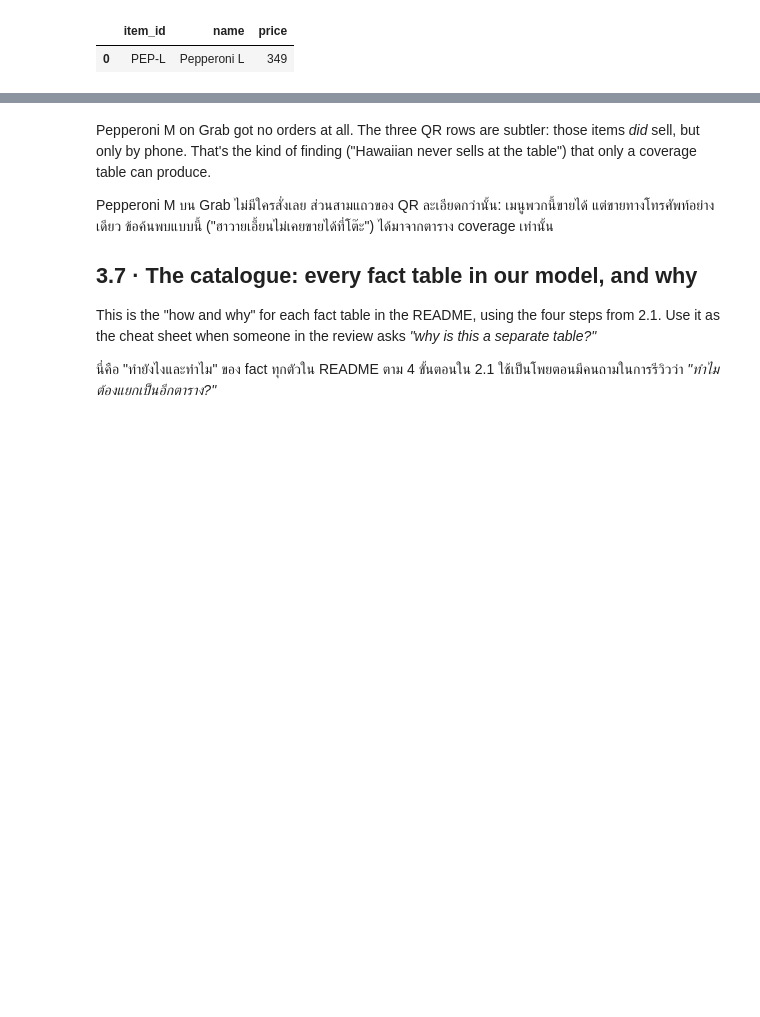
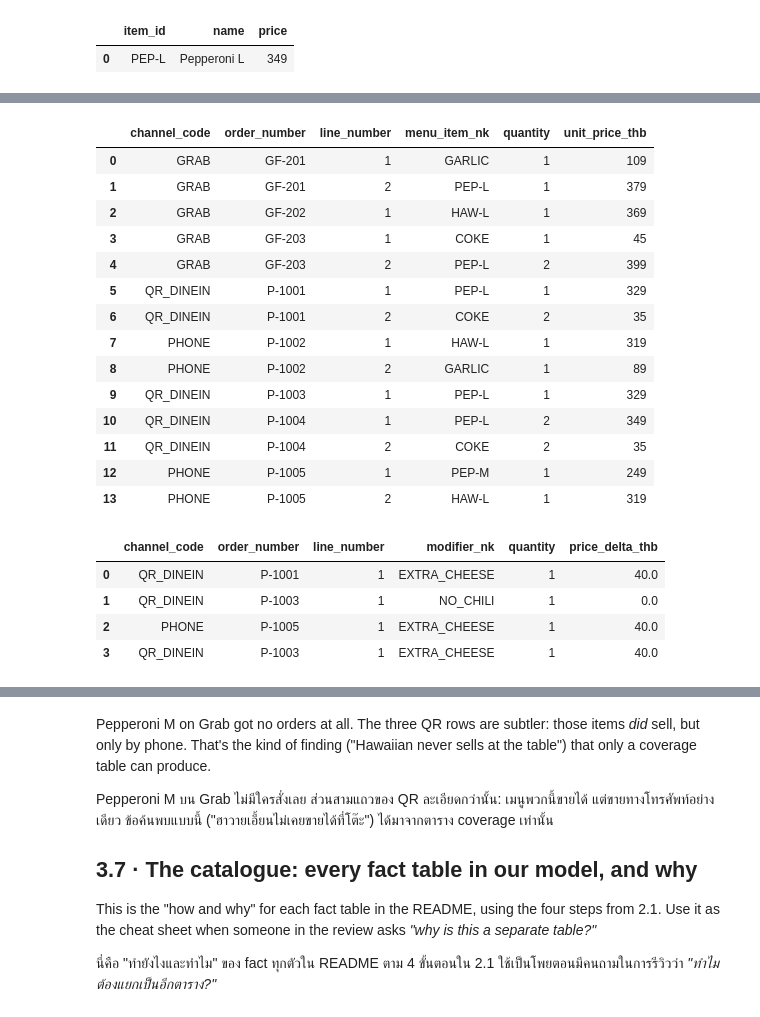
Before and after one commit to QuadrupleBeansStars/MADT-Pizza-shop, a Jupyter notebook: notebooks/warehouse_design.ipynb, the cells around one changed output, grey strips where cells are left out. Saved outputs shown, nothing was run; the diff lists cells and outputs as text; code cells hidden in the pictures; blank space fills up the shorter version.

```diff
--- a/notebooks/warehouse_design.ipynb
+++ b/notebooks/warehouse_design.ipynb
@@ -1065,0 +493,67 @@ ORDER BY 1, 2
+# %%
+con.execute('''
+CREATE TABLE stg.order_header AS
+SELECT CASE channel WHEN 'QR' THEN 'QR_DINEIN' ELSE channel END AS channel_code,
+       pos_order_id                    AS order_number,
+       CAST(ordered_at AS TIMESTAMP)   AS order_ts,
+       member_id                       AS customer_nk,
+       0.0                             AS delivery_fee_thb,
+       0.0                             AS commission_amount_thb
+FROM src.pos_orders
+UNION ALL
+SELECT 'GRAB', orderID,
+       MAX(timezone('Asia/Bangkok', CAST(orderTime AS TIMESTAMPTZ))),   -- UTC -> Bangkok, once, here
+       NULL,                                                            -- aggregators are anonymous
+       MAX(deliveryFee), MAX(merchantCommission)                        -- repeated per item: take it once
+FROM src.grab_export GROUP BY orderID
+''')
+
+con.execute('''
+CREATE TABLE stg.order_line AS
+SELECT CASE o.channel WHEN 'QR' THEN 'QR_DINEIN' ELSE o.channel END AS channel_code,
+       i.pos_order_id AS order_number, i.line_no AS line_number, i.item_id AS menu_item_nk,
+       i.qty AS quantity, i.unit_price AS unit_price_thb
+FROM src.pos_order_items i JOIN src.pos_orders o USING (pos_order_id)
+UNION ALL
+SELECT 'GRAB', g.orderID,
+       row_number() OVER (PARTITION BY g.orderID ORDER BY g.itemName),
+       m.menu_item_nk,                                                  -- Grab's name -> our item, via the bridge
+       g.quantity, g.itemPrice
+FROM src.grab_export g
+LEFT JOIN dw.brg_channel_menu_item m ON m.channel_key = 103 AND m.platform_item_name = g.itemName
+''')
+
+con.execute('''
+CREATE TABLE stg.line_modifier AS               -- "EXTRA_CHEESE+40;NO_CHILI+0" -> one row each
+SELECT h.channel_code, s.order_number, s.line_number,
+       split_part(s.m, '+', 1)                          AS modifier_nk,
+       1                                                AS quantity,
+       CAST(split_part(s.m, '+', 2) AS DECIMAL(10, 2))  AS price_delta_thb
+FROM (SELECT pos_order_id AS order_number, line_no AS line_number, unnest(string_split(modifiers, ';')) AS m
+      FROM src.pos_order_items WHERE modifiers <> '') s
+JOIN stg.order_header h USING (order_number)
+''')
+
+display(q("SELECT * FROM stg.order_line ORDER BY order_number, line_number"))
+display(q("SELECT * FROM stg.line_modifier"))
+# %% [output]
+|  | channel_code | order_number | line_number | menu_item_nk | quantity | unit_price_thb |
+| 0 | GRAB | GF-201 | 1 | GARLIC | 1 | 109 |
+| 1 | GRAB | GF-201 | 2 | PEP-L | 1 | 379 |
+| 2 | GRAB | GF-202 | 1 | HAW-L | 1 | 369 |
+| 3 | GRAB | GF-203 | 1 | COKE | 1 | 45 |
+| 4 | GRAB | GF-203 | 2 | PEP-L | 2 | 399 |
+| 5 | QR_DINEIN | P-1001 | 1 | PEP-L | 1 | 329 |
+| 6 | QR_DINEIN | P-1001 | 2 | COKE | 2 | 35 |
+| 7 | PHONE | P-1002 | 1 | HAW-L | 1 | 319 |
+| 8 | PHONE | P-1002 | 2 | GARLIC | 1 | 89 |
+| 9 | QR_DINEIN | P-1003 | 1 | PEP-L | 1 | 329 |
+| 10 | QR_DINEIN | P-1004 | 1 | PEP-L | 2 | 349 |
+| 11 | QR_DINEIN | P-1004 | 2 | COKE | 2 | 35 |
+| 12 | PHONE | P-1005 | 1 | PEP-M | 1 | 249 |
+| 13 | PHONE | P-1005 | 2 | HAW-L | 1 | 319 |
+|  | channel_code | order_number | line_number | modifier_nk | quantity | price_delta_thb |
+| 0 | QR_DINEIN | P-1001 | 1 | EXTRA_CHEESE | 1 | 40.0 |
+| 1 | QR_DINEIN | P-1003 | 1 | NO_CHILI | 1 | 0.0 |
+| 2 | PHONE | P-1005 | 1 | EXTRA_CHEESE | 1 | 40.0 |
+| 3 | QR_DINEIN | P-1003 | 1 | EXTRA_CHEESE | 1 | 40.0 |
```
Also changed, not shown: parts of 62 cells of this notebook, 19 other files.
